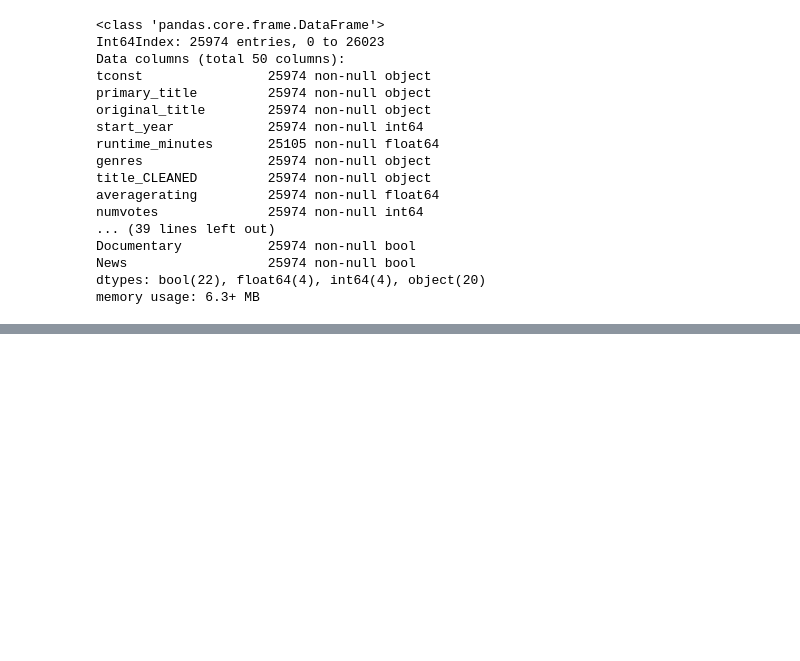
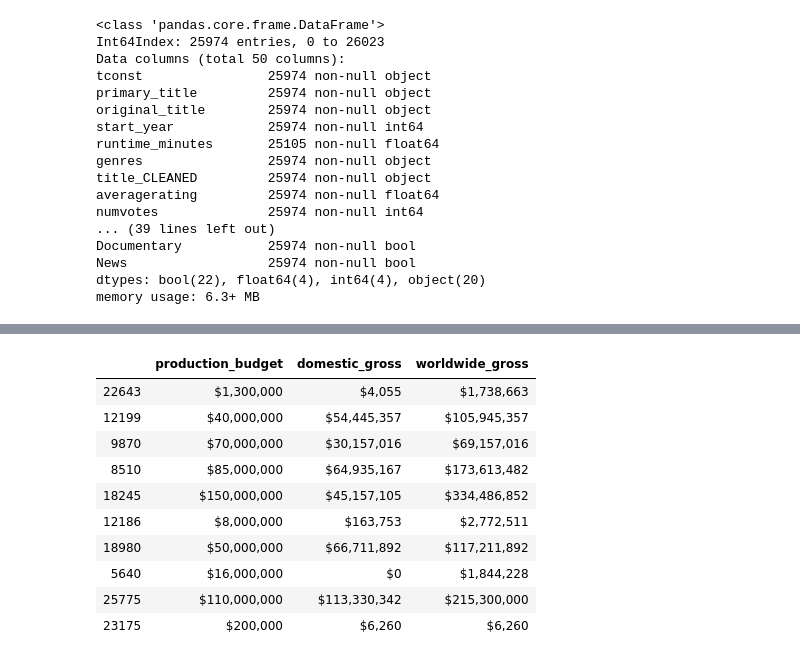
Before and after one commit to jfleury12/movie-collaboration, a Jupyter notebook: mod_1_project_EDA_fleury_2.ipynb, the cells around one changed output, grey strips where cells are left out. Cells and saved outputs as stored; diff of their text form; code cells hidden in the pictures; blank space fills up the shorter version.

```diff
--- a/mod_1_project_EDA_fleury_2.ipynb
+++ b/mod_1_project_EDA_fleury_2.ipynb
@@ -512,0 +528,14 @@ memory usage: 6.3+ MB
+# %%
+df_final.loc[:,['production_budget','domestic_gross','worldwide_gross']].sample(10)
+# %% [output]
+|  | production_budget | domestic_gross | worldwide_gross |
+| 22643 | $1,300,000 | $4,055 | $1,738,663 |
+| 12199 | $40,000,000 | $54,445,357 | $105,945,357 |
+| 9870 | $70,000,000 | $30,157,016 | $69,157,016 |
+| 8510 | $85,000,000 | $64,935,167 | $173,613,482 |
+| 18245 | $150,000,000 | $45,157,105 | $334,486,852 |
+| 12186 | $8,000,000 | $163,753 | $2,772,511 |
+| 18980 | $50,000,000 | $66,711,892 | $117,211,892 |
+| 5640 | $16,000,000 | $0 | $1,844,228 |
+| 25775 | $110,000,000 | $113,330,342 | $215,300,000 |
+| 23175 | $200,000 | $6,260 | $6,260 |
```
Also changed, not shown: parts of 4 cells of this notebook.
